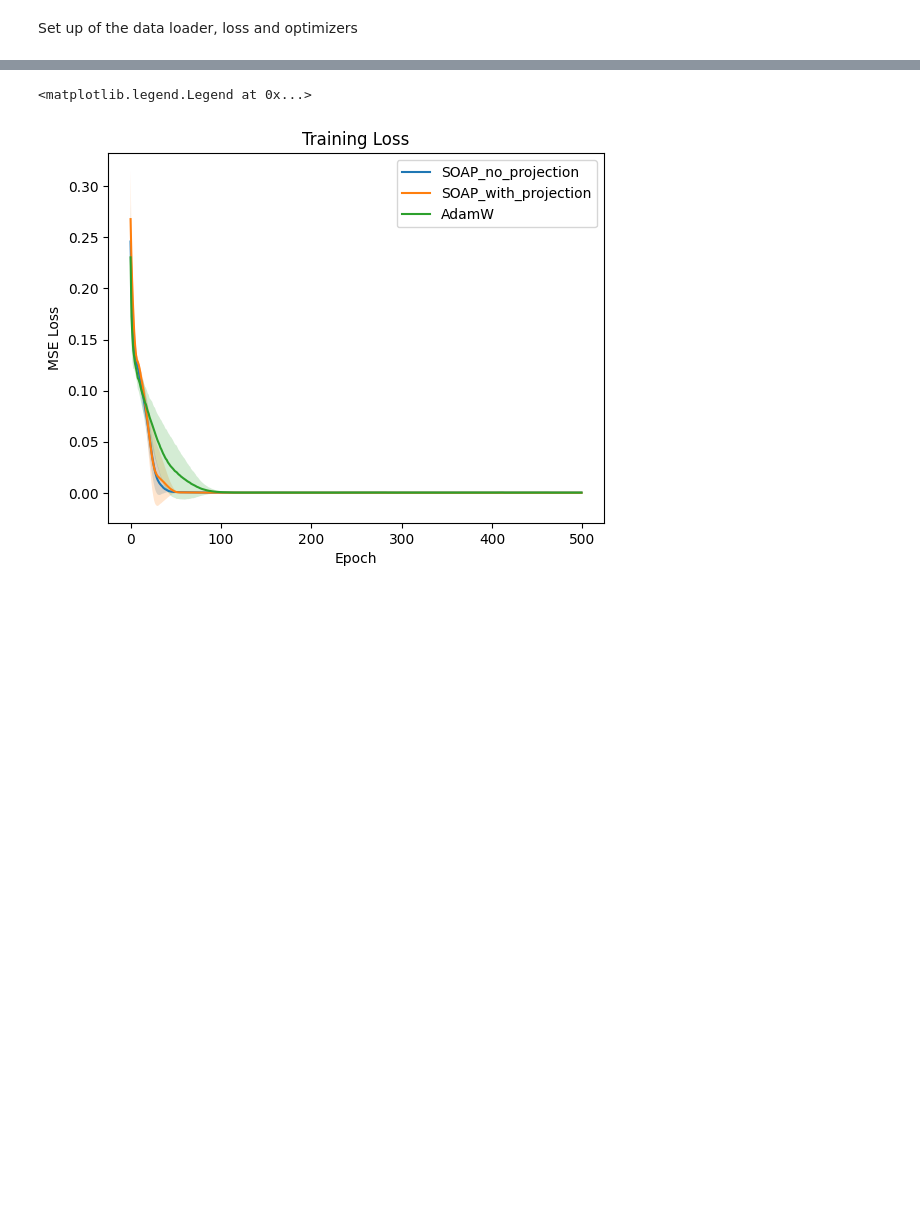
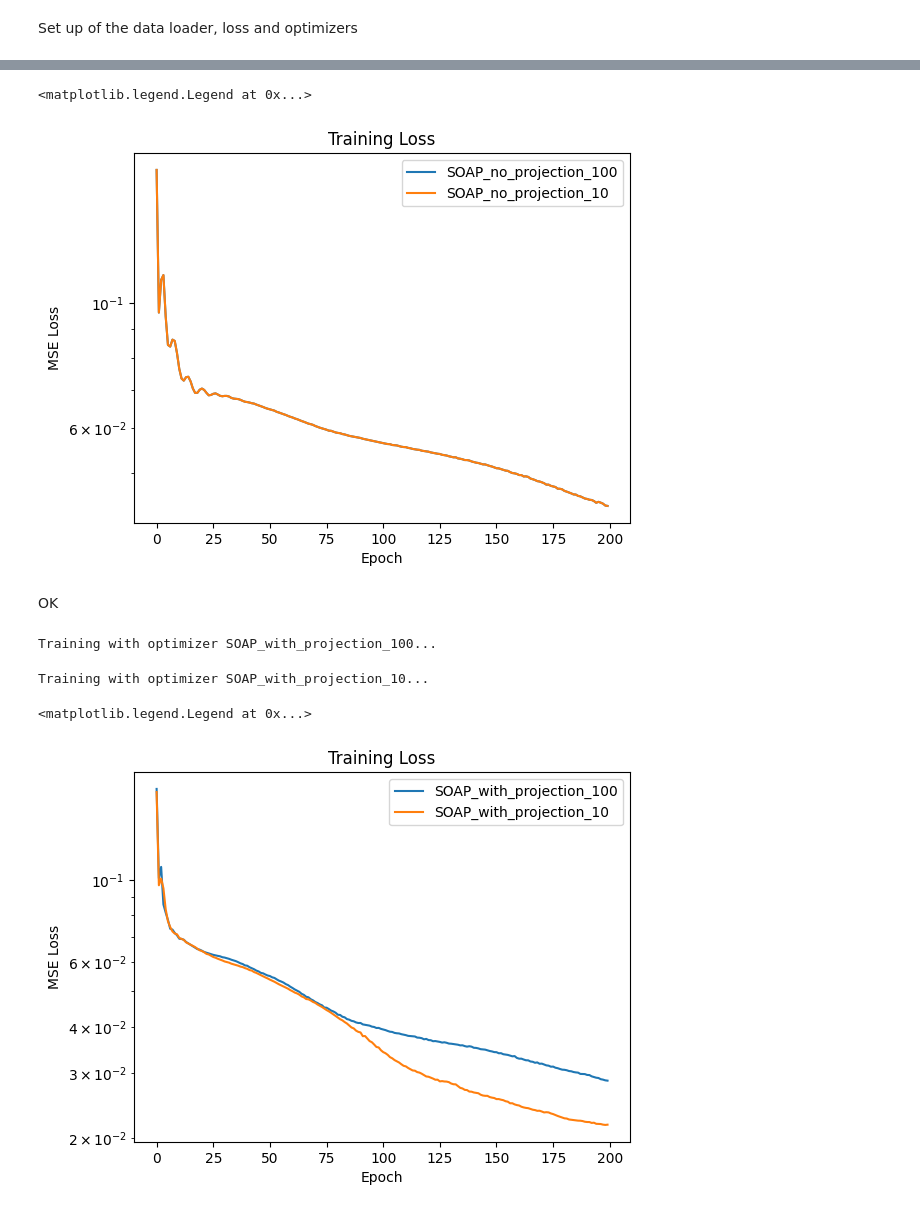
Before and after one commit to npicchiarelli/p01_optimization, a Jupyter notebook: 01_nonlinear_regression/optimizer_experiments.ipynb, the cells around one changed output, grey strips where cells are left out. Drawn from its saved outputs; the diff is of its cells as text; code cells hidden in the pictures; blank space fills up the shorter version.

```diff
--- a/01_nonlinear_regression/optimizer_experiments.ipynb
+++ b/01_nonlinear_regression/optimizer_experiments.ipynb
@@ -132,15 +145,46 @@ for i, opt_name in enumerate(optimizer_configs):
 # %%
 fig, ax = plt.subplots(1, 1)
-for i, opt_name in enumerate(optimizer_configs):
+for i, opt_name in enumerate(optimizer_configs_no_projection):
     ax.plot(results[opt_name]["loss_history_avg"], label=opt_name)
-    ax.fill_between(range(epochs),
-                    results[opt_name]["loss_history_avg"] - results[opt_name]["loss_history_std"],
-                    results[opt_name]["loss_history_avg"] + results[opt_name]["loss_history_std"], alpha=0.2)
+    # ax.fill_between(range(epochs),
+                    # results[opt_name]["loss_history_avg"] - results[opt_name]["loss_history_std"],
+                    # results[opt_name]["loss_history_avg"] + results[opt_name]["loss_history_std"], alpha=0.2)
 ax.set_title("Training Loss")
-# ax.set_yscale("log")
+ax.set_yscale("log")
 ax.set_xlabel("Epoch")
 ax.set_ylabel("MSE Loss")
 ax.legend()
 # %% [output]
 <matplotlib.legend.Legend at 0x...>
-[figure, old version]
+[figure, new version]
+# %% [markdown]
+OK
+# %%
+optimizer_configs_proj = {
+    "SOAP_with_projection_100":   lambda p: SOAP(p, lr=0.003, betas = (0.99, 0.999), precondition_1d=True, projection=True, precondition_frequency=100, weight_decay=0.01),
+    "SOAP_with_projection_10":   lambda p: SOAP(p, lr=0.003, betas = (0.99, 0.999), precondition_1d=True, projection=True, precondition_frequency=10, weight_decay=0.01),
+}
+
+
+epochs = 200
+training_repetitions = 5
+# %%
+results = train_opt(LinearNN, optimizer_configs_proj, criterion, loader, training_repetitions, epochs, device)
+# %% [output]
+Training with optimizer SOAP_with_projection_100...
+Training with optimizer SOAP_with_projection_10...
+# %%
+fig, ax = plt.subplots(1, 1)
+for i, opt_name in enumerate(optimizer_configs_proj):
+    ax.plot(results[opt_name]["loss_history_avg"], label=opt_name)
+    # ax.fill_between(range(epochs),
+                    # results[opt_name]["loss_history_avg"] - results[opt_name]["loss_history_std"],
+                    # results[opt_name]["loss_history_avg"] + results[opt_name]["loss_history_std"], alpha=0.2)
+ax.set_title("Training Loss")
+ax.set_yscale("log")
+ax.set_xlabel("Epoch")
+ax.set_ylabel("MSE Loss")
+ax.legend()
+# %% [output]
+<matplotlib.legend.Legend at 0x...>
+[figure, added]
```
Also changed, not shown: parts of 32 cells of this notebook.
